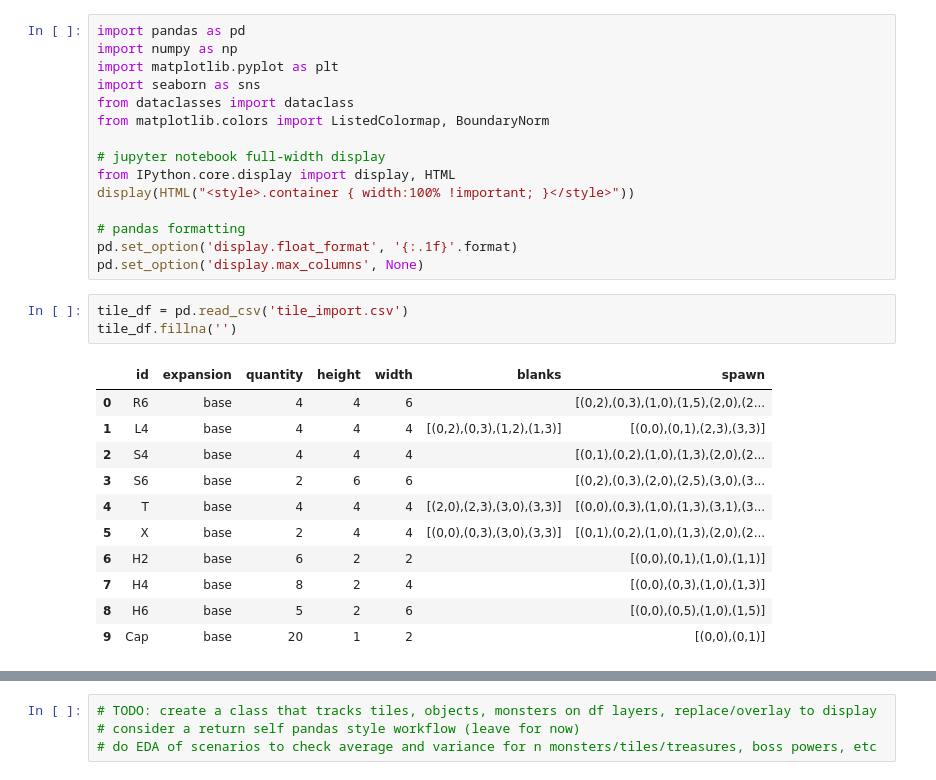
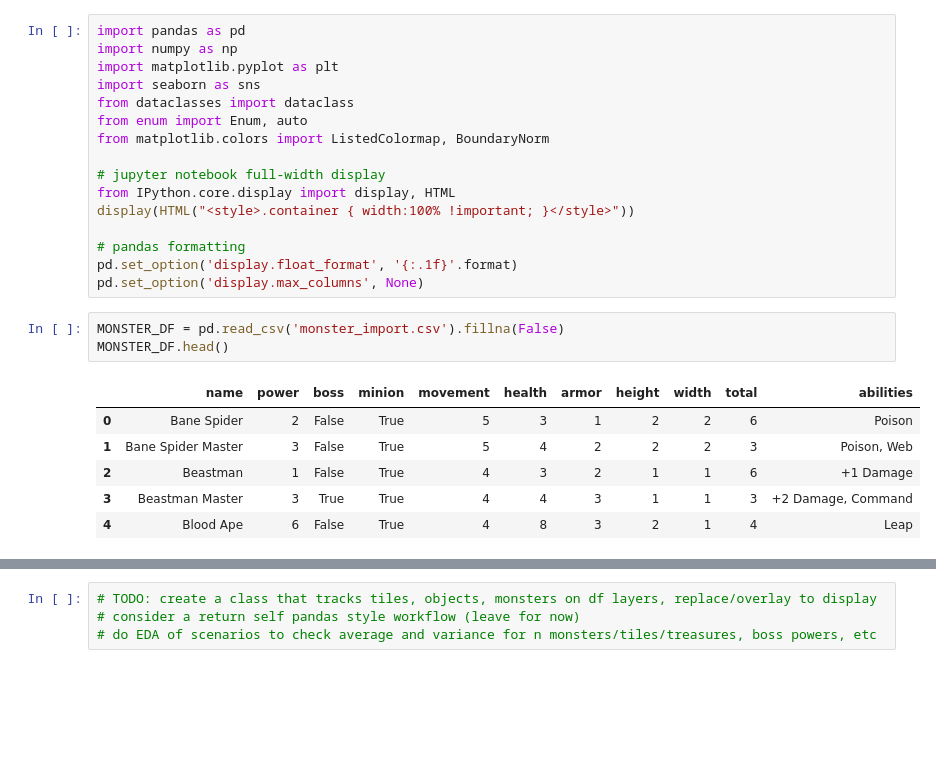
Before and after one commit to KevinCarr42/Descent_AI, a Jupyter notebook: DescentMapGenerator.ipynb, the cells around one changed output, grey strips where cells are left out. Saved outputs shown, nothing was run; the diff lists cells and outputs as text; blank space fills up the shorter version.

Commit message:
Monster class created, still WIP

```diff
--- a/DescentMapGenerator.ipynb
+++ b/DescentMapGenerator.ipynb
@@ -4,6 +4,7 @@ import numpy as np
 import matplotlib.pyplot as plt
 import seaborn as sns
 from dataclasses import dataclass
+from enum import Enum, auto
 from matplotlib.colors import ListedColormap, BoundaryNorm
 
 # jupyter notebook full-width display
@@ -13,18 +14,13 @@ display(HTML("<style>.container { width:100% !important; }</style>"))
 # pandas formatting
 pd.set_option('display.float_format', '{:.1f}'.format)
 pd.set_option('display.max_columns', None)
-# %%
-tile_df = pd.read_csv('tile_import.csv')
-tile_df.fillna('')
-# %% [output]
-|  | id | expansion | quantity | height | width | blanks | spawn |
-| 0 | R6 | base | 4 | 4 | 6 |  | [(0,2),(0,3),(1,0),(1,5),(2,0),(2... |
-| 1 | L4 | base | 4 | 4 | 4 | [(0,2),(0,3),(1,2),(1,3)] | [(0,0),(0,1),(2,3),(3,3)] |
-| 2 | S4 | base | 4 | 4 | 4 |  | [(0,1),(0,2),(1,0),(1,3),(2,0),(2... |
-| 3 | S6 | base | 2 | 6 | 6 |  | [(0,2),(0,3),(2,0),(2,5),(3,0),(3... |
-| 4 | T | base | 4 | 4 | 4 | [(2,0),(2,3),(3,0),(3,3)] | [(0,0),(0,3),(1,0),(1,3),(3,1),(3... |
-| 5 | X | base | 2 | 4 | 4 | [(0,0),(0,3),(3,0),(3,3)] | [(0,1),(0,2),(1,0),(1,3),(2,0),(2... |
-| 6 | H2 | base | 6 | 2 | 2 |  | [(0,0),(0,1),(1,0),(1,1)] |
-| 7 | H4 | base | 8 | 2 | 4 |  | [(0,0),(0,3),(1,0),(1,3)] |
-| 8 | H6 | base | 5 | 2 | 6 |  | [(0,0),(0,5),(1,0),(1,5)] |
-| 9 | Cap | base | 20 | 1 | 2 |  | [(0,0),(0,1)] |
+# %%
+MONSTER_DF = pd.read_csv('monster_import.csv').fillna(False)
+MONSTER_DF.head()
+# %% [output]
+|  | name | power | boss | minion | movement | health | armor | height | width | total | abilities |
+| 0 | Bane Spider | 2 | False | True | 5 | 3 | 1 | 2 | 2 | 6 | Poison |
+| 1 | Bane Spider Master | 3 | False | True | 5 | 4 | 2 | 2 | 2 | 3 | Poison, Web |
+| 2 | Beastman | 1 | False | True | 4 | 3 | 2 | 1 | 1 | 6 | +1 Damage |
+| 3 | Beastman Master | 3 | True | True | 4 | 4 | 3 | 1 | 1 | 3 | +2 Damage, Command |
+| 4 | Blood Ape | 6 | False | True | 4 | 8 | 3 | 2 | 1 | 4 | Leap |
```
Also changed, not shown: parts of 4 cells of this notebook, 1 other file.
